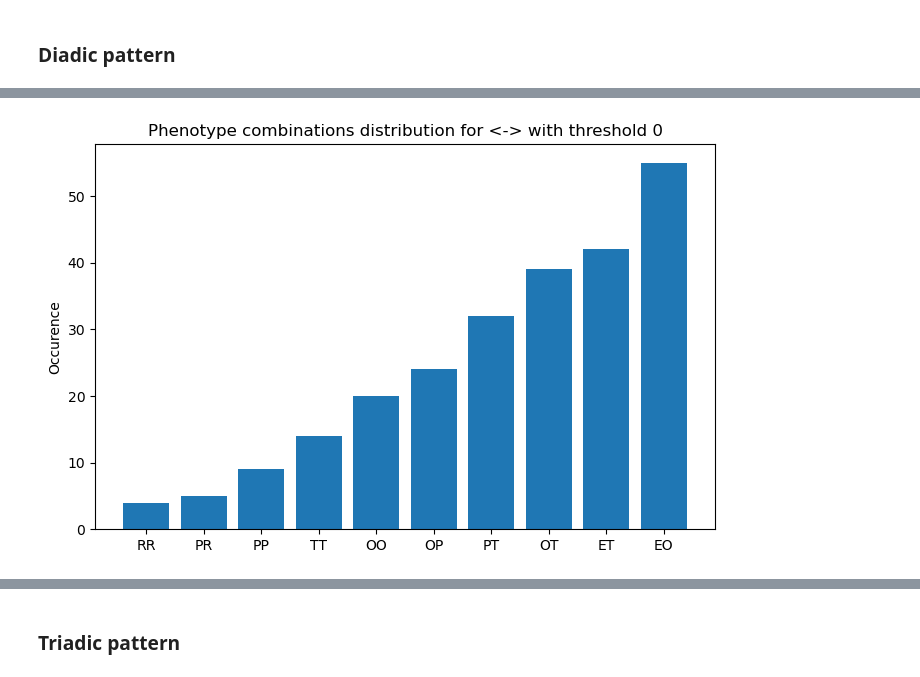
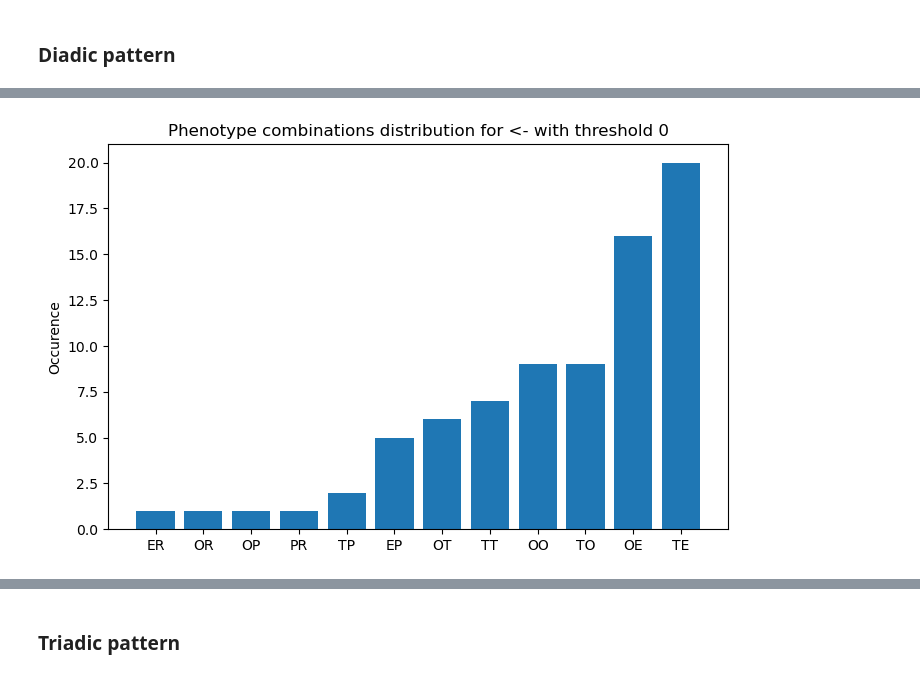
Before and after one commit to yuxuama/cooperation_emergence, a Jupyter notebook: notebooks/last_analysis.ipynb, the cells around one changed output, grey strips where cells are left out. Drawn from its saved outputs; the diff is of its cells as text; code cells hidden in the pictures.

```diff
--- a/notebooks/last_analysis.ipynb
+++ b/notebooks/last_analysis.ipynb
@@ -112,9 +114,9 @@ else:
 # %%
 diadic_comb = measure_diadic_pattern_combination(l.astype(int), net.phenotypes_table, inter)
-plot_phenotype_combination_per_link('<->', diadic_comb, 0)
+plot_phenotype_combination_per_link('<-', diadic_comb, 0)
 plt.show()
 # %% [output]
-[figure, old version]
+[figure, new version]
 # %%
 plot_diadic_pattern(di_pattern_freq)
 plt.show()
```
Also changed, not shown: parts of 16 cells of this notebook, 3 other files.
